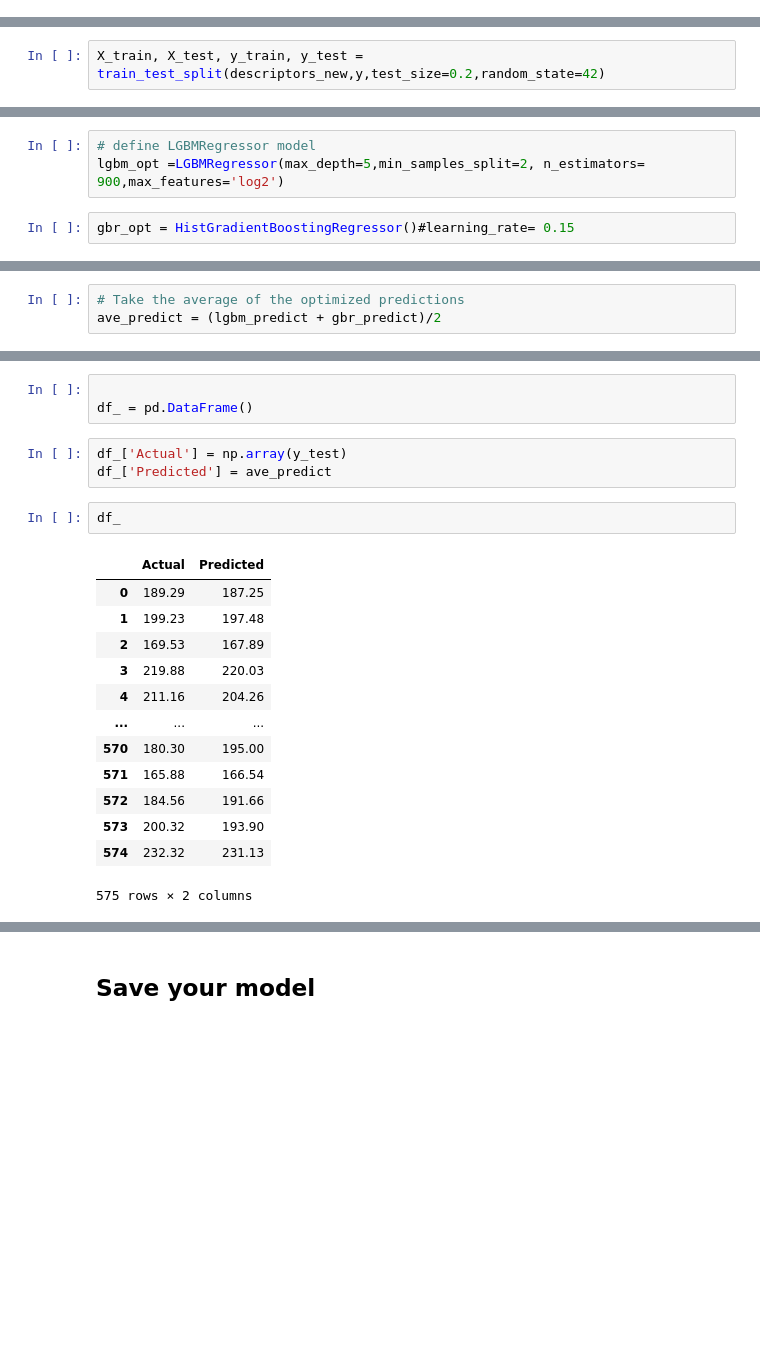
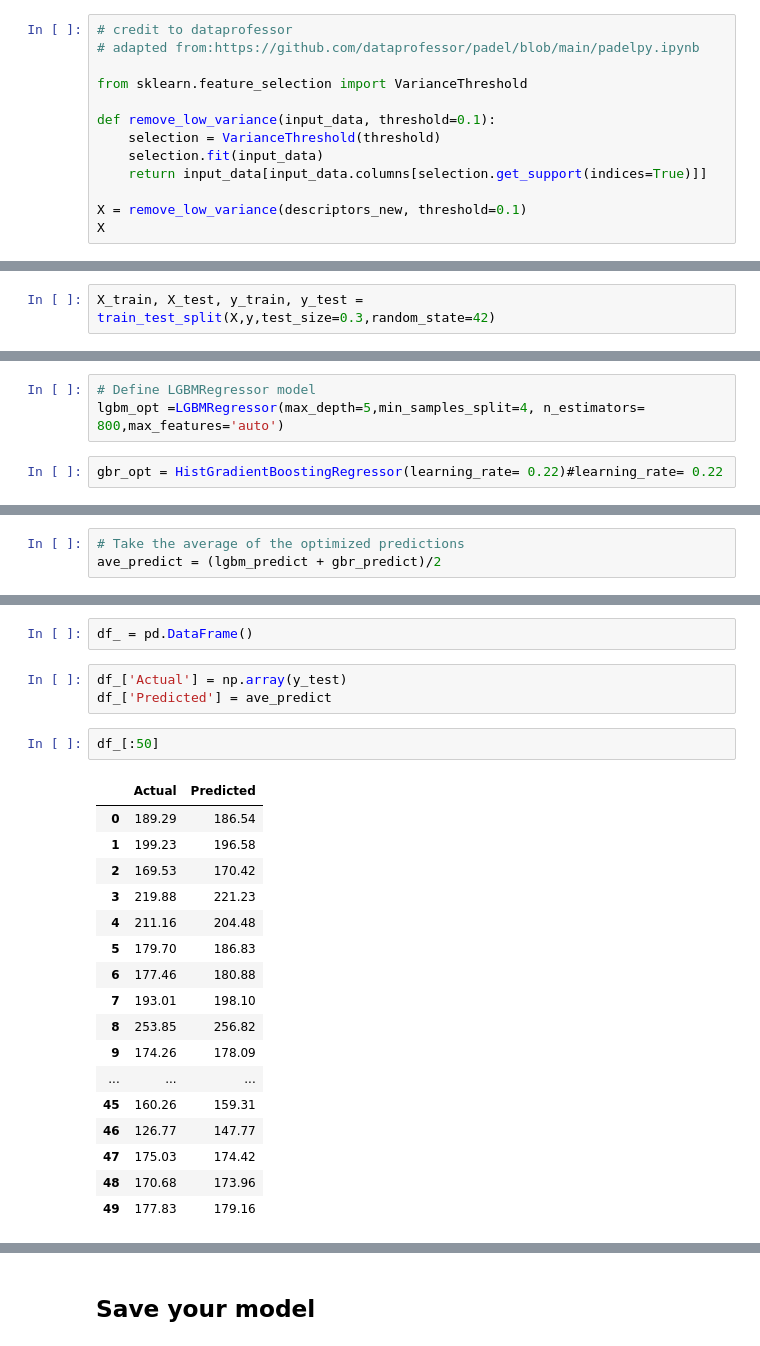
Before and after one commit to gashawmg/RDKit-descriptors-for-HOMO-LUMO-energy-gap-prediction, a Jupyter notebook: HOMO-LUMO Energy Gap Prediction using Molecular descriptors.ipynb, the cells around one changed output, grey strips where cells are left out. Drawn from its saved outputs; the diff is of its cells as text; blank space fills up the shorter version.

```diff
--- a/HOMO-LUMO Energy Gap Prediction using Molecular descriptors.ipynb
+++ b/HOMO-LUMO Energy Gap Prediction using Molecular descriptors.ipynb
@@ -265,0 +244,13 @@ len(y)
+# %%
+# credit to dataprofessor
+# adapted from:https://github.com/dataprofessor/padel/blob/main/padelpy.ipynb
+
+from sklearn.feature_selection import VarianceThreshold
+
+def remove_low_variance(input_data, threshold=0.1):
+    selection = VarianceThreshold(threshold)
+    selection.fit(input_data)
+    return input_data[input_data.columns[selection.get_support(indices=True)]]
+
+X = remove_low_variance(descriptors_new, threshold=0.1)
+X
@@ -268,2 +277,2 @@ len(y)
 # %%
-X_train, X_test, y_train, y_test = train_test_split(descriptors_new,y,test_size=0.2,random_state=42)
+X_train, X_test, y_train, y_test = train_test_split(X,y,test_size=0.3,random_state=42)
@@ -357,8 +390,8 @@ params['max_features'] = ("auto", "sqrt", "log2")
 # %% [markdown]
 ## Use the optimized parameters to predict test sets
 # %%
-# define LGBMRegressor model
-lgbm_opt =LGBMRegressor(max_depth=5,min_samples_split=2, n_estimators= 900,max_features='log2')
+# Define LGBMRegressor model
+lgbm_opt =LGBMRegressor(max_depth=5,min_samples_split=4, n_estimators= 800,max_features='auto')
 # %%
-gbr_opt = HistGradientBoostingRegressor()#learning_rate= 0.15
+gbr_opt = HistGradientBoostingRegressor(learning_rate= 0.22)#learning_rate= 0.22
 # %%
@@ -380,25 +414,28 @@ rmse: 8.743658812693722
 # %%
-
 df_ = pd.DataFrame()
 # %%
 df_['Actual'] = np.array(y_test)
 df_['Predicted'] = ave_predict
 # %%
-df_
+df_[:50]
 # %% [output]
 |  | Actual | Predicted |
-| 0 | 189.29 | 187.25 |
-| 1 | 199.23 | 197.48 |
-| 2 | 169.53 | 167.89 |
-| 3 | 219.88 | 220.03 |
-| 4 | 211.16 | 204.26 |
+| 0 | 189.29 | 186.54 |
+| 1 | 199.23 | 196.58 |
+| 2 | 169.53 | 170.42 |
+| 3 | 219.88 | 221.23 |
+| 4 | 211.16 | 204.48 |
+| 5 | 179.70 | 186.83 |
+| 6 | 177.46 | 180.88 |
+| 7 | 193.01 | 198.10 |
+| 8 | 253.85 | 256.82 |
+| 9 | 174.26 | 178.09 |
 | ... | ... | ... |
-| 570 | 180.30 | 195.00 |
-| 571 | 165.88 | 166.54 |
-| 572 | 184.56 | 191.66 |
-| 573 | 200.32 | 193.90 |
-| 574 | 232.32 | 231.13 |
+| 45 | 160.26 | 159.31 |
+| 46 | 126.77 | 147.77 |
+| 47 | 175.03 | 174.42 |
+| 48 | 170.68 | 173.96 |
+| 49 | 177.83 | 179.16 |
-575 rows × 2 columns
 # %%
 # R^2 (coefficient of determination) regression score function:
 R2 =r2_score(y_test, ave_predict)
```
Also changed, not shown: parts of 47 cells of this notebook.
